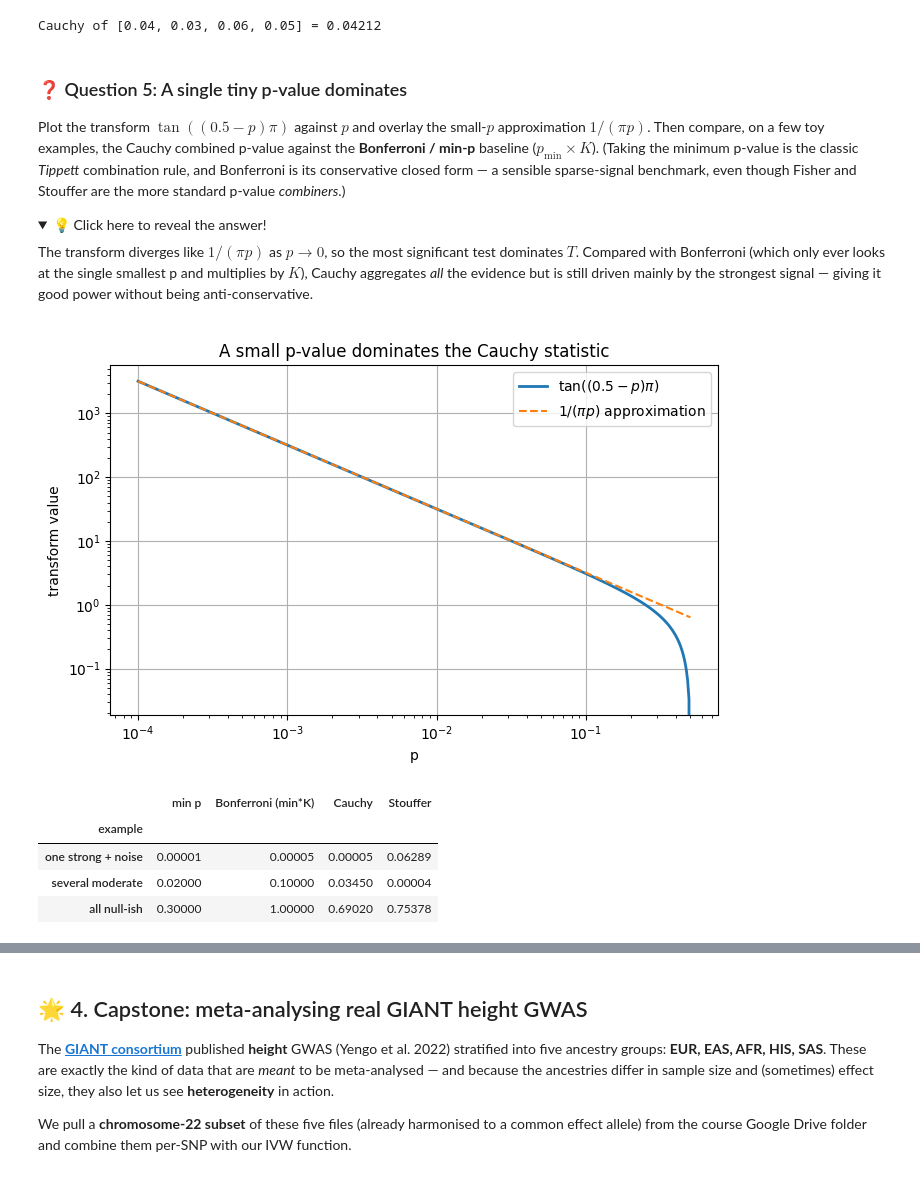
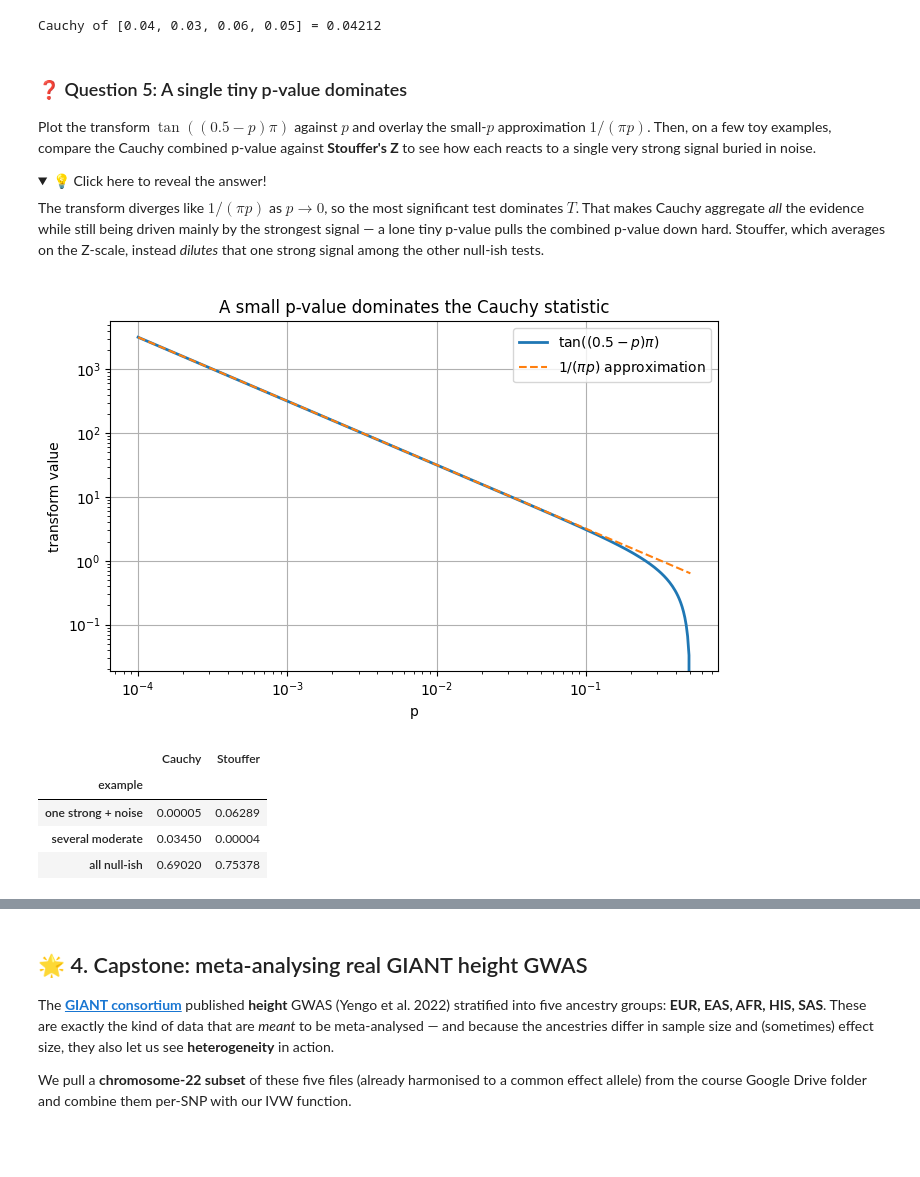
Before and after one commit to astheeggeggs/testing_colab, a Jupyter notebook: solutions/meta_analysis_Practical_ANSWERS.ipynb, the cells around one changed output, grey strips where cells are left out. Cells and saved outputs as stored; diff of their text form; code cells hidden in the pictures; folded sections open; blank space fills up the shorter version.

```diff
--- a/solutions/meta_analysis_Practical_ANSWERS.ipynb
+++ b/solutions/meta_analysis_Practical_ANSWERS.ipynb
@@ -262,47 +262,45 @@ Cauchy of [0.04, 0.03, 0.06, 0.05] = 0.04212
 # %% [markdown]
 ### ❓ Question 5: A single tiny p-value dominates
 
-Plot the transform $\tan((0.5-p)\pi)$ against $p$ and overlay the small-$p$ approximation $1/(\pi p)$. Then compare, on a few toy examples, the Cauchy combined p-value against the **Bonferroni / min-p** baseline ($p_{\min}\times K$). (Taking the minimum p-value is the classic *Tippett* combination rule, and Bonferroni is its conservative closed form — a sensible sparse-signal benchmark, even though Fisher and Stouffer are the more standard p-value *combiners*.)
+Plot the transform $\tan((0.5-p)\pi)$ against $p$ and overlay the small-$p$ approximation $1/(\pi p)$. Then, on a few toy examples, compare the Cauchy combined p-value against **Stouffer's Z** to see how each reacts to a single very strong signal buried in noise.
 
 <details>
 <summary>💡 Click here to reveal the answer!</summary>
 
-The transform diverges like $1/(\pi p)$ as $p \to 0$, so the most significant test dominates $T$. Compared with Bonferroni (which only ever looks at the single smallest p and multiplies by $K$), Cauchy aggregates *all* the evidence but is still driven mainly by the strongest signal — giving it good power without being anti-conservative.
+The transform diverges like $1/(\pi p)$ as $p \to 0$, so the most significant test dominates $T$. That makes Cauchy aggregate *all* the evidence while still being driven mainly by the strongest signal — a lone tiny p-value pulls the combined p-value down hard. Stouffer, which averages on the Z-scale, instead *dilutes* that one strong signal among the other null-ish tests.
 
 </details>
 # %%
 # (a) the tangent transform and its small-p approximation
 pp = np.logspace(-4, np.log10(0.5), 400)      # grid of p-values from 1e-4 up to 0.5 (log-spaced)
 plt.loglog(pp, np.tan((0.5 - pp) * np.pi), lw=2, label=r"$\tan((0.5-p)\pi)$")
 plt.loglog(pp, 1/(np.pi*pp), "--", label=r"$1/(\pi p)$ approximation")
 plt.xlabel("p"); plt.ylabel("transform value")
 plt.title("A small p-value dominates the Cauchy statistic")
 plt.legend(); plt.tight_layout(); plt.show()
 
-# (b) toy examples: Cauchy vs Bonferroni/min-p
+# (b) toy examples: how Cauchy vs Stouffer react to one strong signal
 examples = {
     "one strong + noise": [1e-5, 0.6, 0.4, 0.8, 0.5],
     "several moderate":    [0.03, 0.04, 0.02, 0.05, 0.06],
     "all null-ish":        [0.7, 0.3, 0.9, 0.5, 0.6],
 }
 rows = []
 for name, ps in examples.items():
     ps = np.array(ps)
     rows.append({
         "example": name,
-        "min p": ps.min(),
-        "Bonferroni (min*K)": min(1.0, ps.min()*len(ps)),
         "Cauchy": cauchy_combination(ps),
         "Stouffer": stouffer(ps),
     })
 pd.DataFrame(rows).set_index("example").round(5)
 # %% [output]
 [figure]
-|  | min p | Bonferroni (min*K) | Cauchy | Stouffer |
-| example |  |  |  |  |
-| one strong + noise | 0.00001 | 0.00005 | 0.00005 | 0.06289 |
-| several moderate | 0.02000 | 0.10000 | 0.03450 | 0.00004 |
-| all null-ish | 0.30000 | 1.00000 | 0.69020 | 0.75378 |
+|  | Cauchy | Stouffer |
+| example |  |  |
+| one strong + noise | 0.00005 | 0.06289 |
+| several moderate | 0.03450 | 0.00004 |
+| all null-ish | 0.69020 | 0.75378 |
 # %% [markdown]
 ### ❓ Question 6: The payoff — correlated tests
 
```
Also changed, not shown: parts of 3 cells of this notebook, 2 other files.
